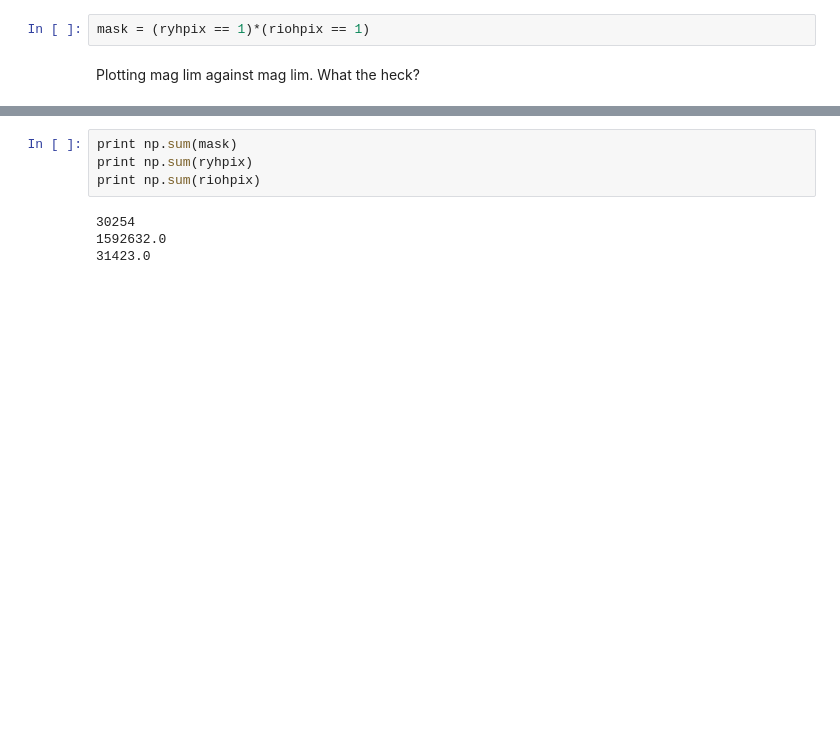
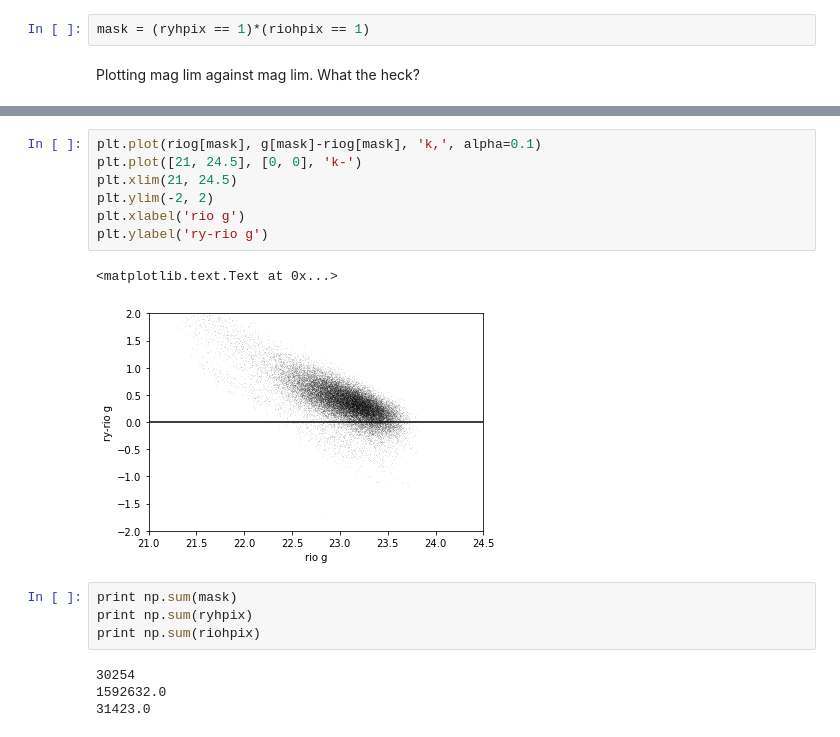
Before and after one commit to ricardogando/depth, a Jupyter notebook: y3_coarse_validation.ipynb, the cells around one changed output, grey strips where cells are left out. Saved outputs shown, nothing was run; the diff lists cells and outputs as text; blank space fills up the shorter version.

```diff
--- a/y3_coarse_validation.ipynb
+++ b/y3_coarse_validation.ipynb
@@ -131,3 +113,13 @@ plt.ylabel('ry g')
+# %%
+plt.plot(riog[mask], g[mask]-riog[mask], 'k,', alpha=0.1)
+plt.plot([21, 24.5], [0, 0], 'k-')
+plt.xlim(21, 24.5)
+plt.ylim(-2, 2)
+plt.xlabel('rio g')
+plt.ylabel('ry-rio g')
+# %% [output]
+<matplotlib.text.Text at 0x...>
+[figure, added]
 # %%
 print np.sum(mask)
 print np.sum(ryhpix)
```
Also changed, not shown: parts of 26 cells of this notebook.
